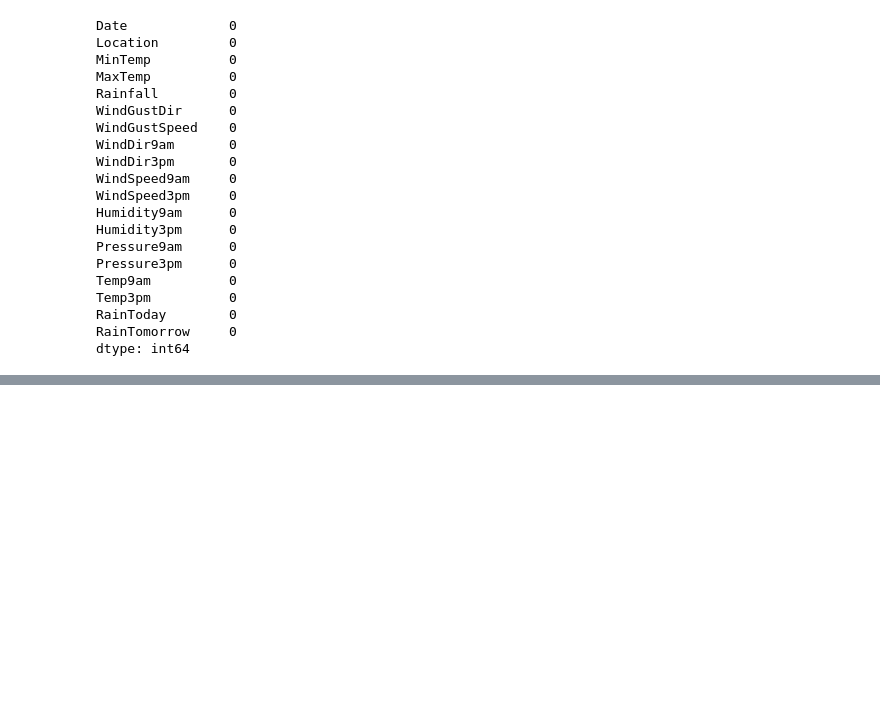
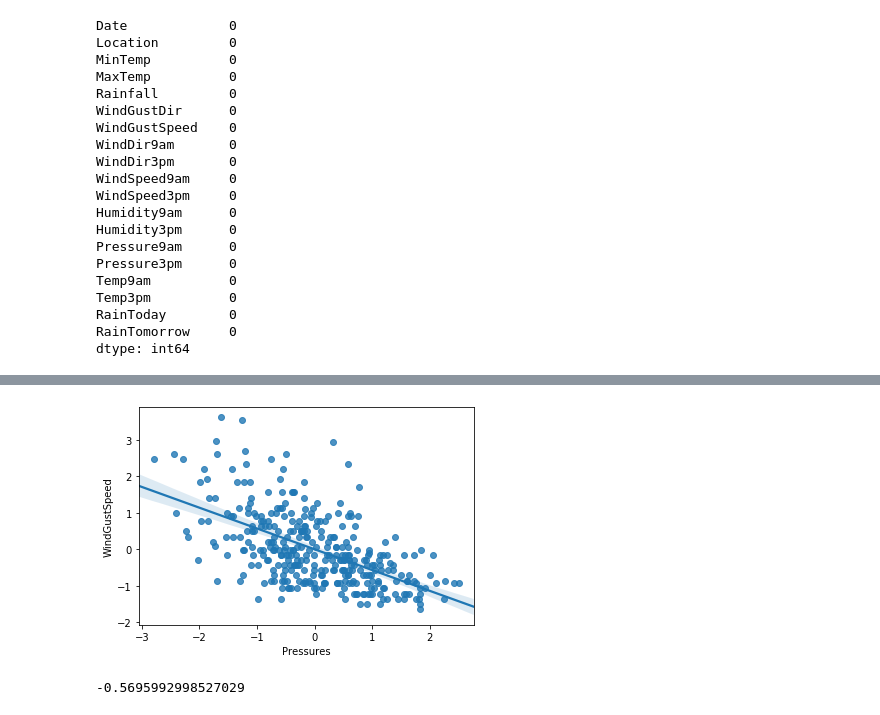
Before and after one commit to Kavya-Shekar/Australian_Weather_Forecast, a Jupyter notebook: Cleaned_analysis.ipynb, the cells around one changed output, grey strips where cells are left out. Saved outputs shown, nothing was run; the diff lists cells and outputs as text; code cells hidden in the pictures; blank space fills up the shorter version.

```diff
--- a/Cleaned_analysis.ipynb
+++ b/Cleaned_analysis.ipynb
@@ -275,0 +451,7 @@ plt.show()
+# %%
+s = sydney
+s['Winds'] = ((s['WindSpeed9am'] + s['WindSpeed3pm'])/2)**2
+s['Pressures'] = ((s['Pressure9am'] + s['Pressure3pm'])/2)
+s['Humids'] =  ((s['Humidity9am'] + s['Humidity3pm'])/2)
+
+# s.corr(method = 'pearson')
@@ -275,0 +475,15 @@ plt.show()
+# %%
+da = s.loc[(s.Date>= '2013-00-01') & (s.Date<= '2013-13-32')]
+
+xx = da['Pressures']
+x = (xx-xx.mean())/xx.std()
+yy = da['WindGustSpeed']
+y = (yy-yy.mean())/yy.std()
+sns.regplot(x,y)
+plt.show()
+# %% [output]
+[figure, added]
+# %%
+x.corr(y)
+# %% [output]
+-0.5695992998527029
```
Also changed, not shown: parts of 21 cells of this notebook.
